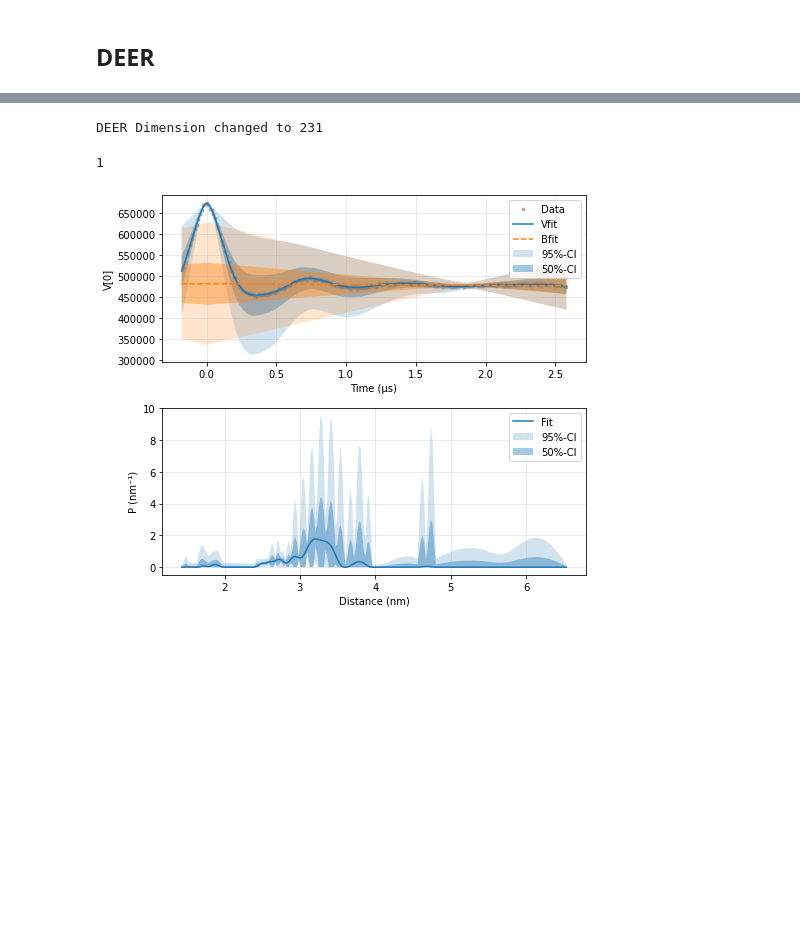
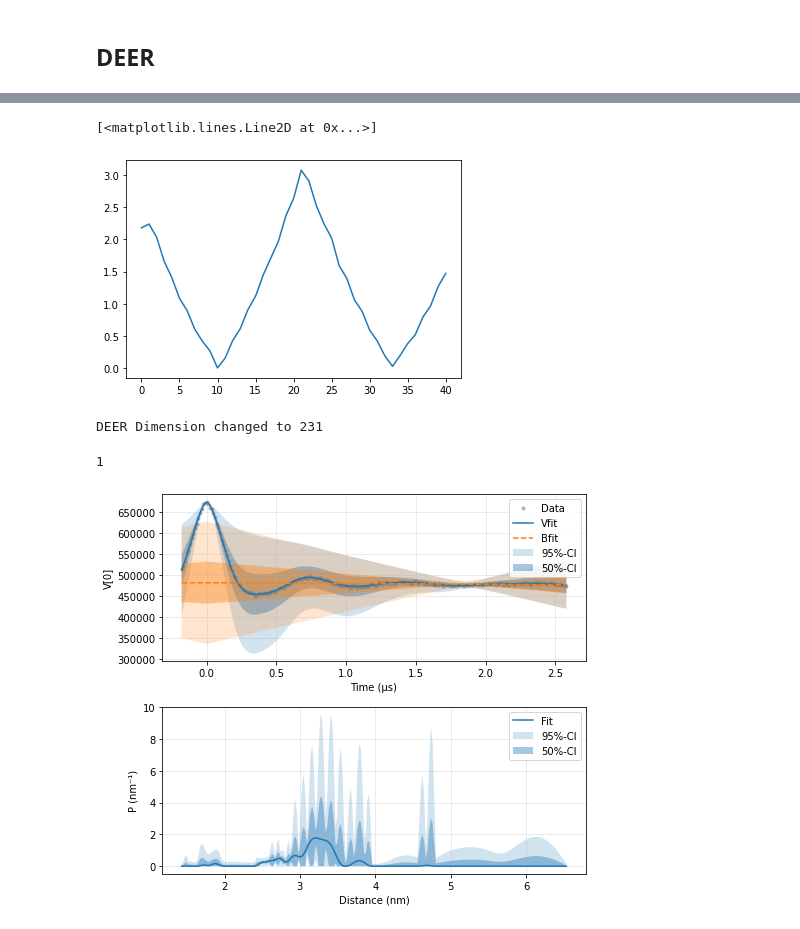
Before and after one commit to JeschkeLab/autoDEER, a Jupyter notebook: Jupyter_Notebooks/autoDEER_demo.ipynb, the cells around one changed output, grey strips where cells are left out. Drawn from its saved outputs; the diff is of its cells as text; code cells hidden in the pictures; blank space fills up the shorter version.

```diff
--- a/Jupyter_Notebooks/autoDEER_demo.ipynb
+++ b/Jupyter_Notebooks/autoDEER_demo.ipynb
@@ -58,3 +92,8 @@ WARNING: Phase cycling did not change
+# %%
+plt.plot(np.real(a))
+# %% [output]
+[<matplotlib.lines.Line2D at 0x...>]
+[figure, added]
 # %%
 pulse_lengths = 16
 delays = [574,400,2800]
```
Also changed, not shown: parts of 8 cells of this notebook, 7 other files.
